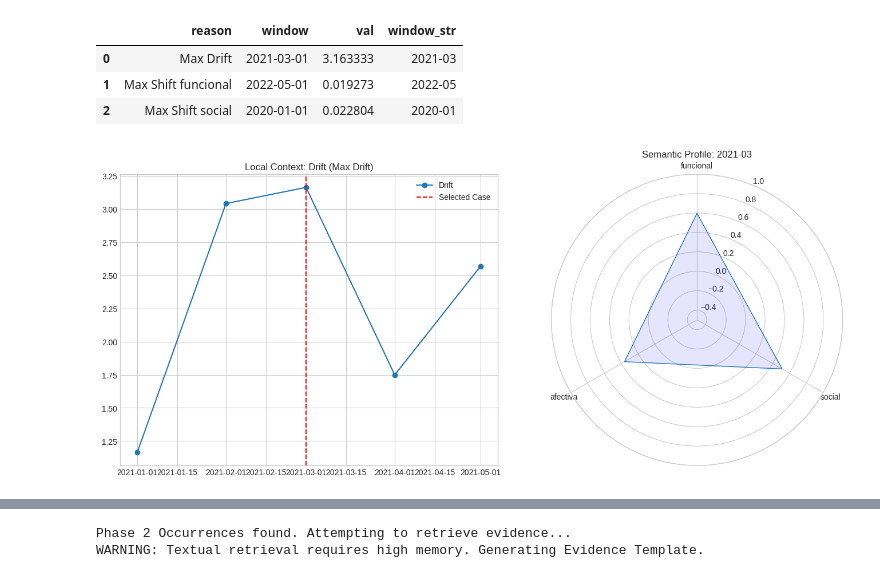
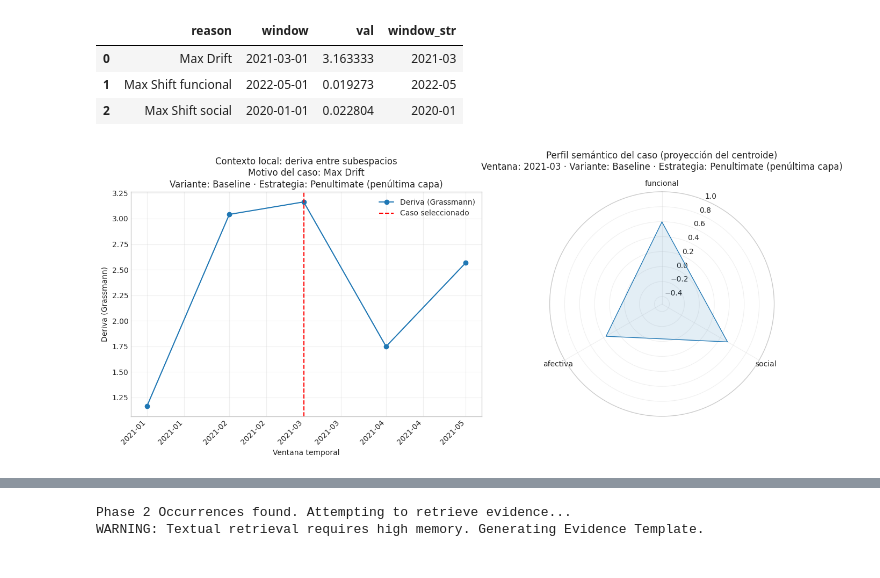
Before and after one commit to alejandrommingo/LISBETH, a Jupyter notebook: academic/methodological_report/phase4_4_4_interpretacion_eda.ipynb, the cells around one changed output, grey strips where cells are left out. Cells and saved outputs as stored; diff of their text form; code cells hidden in the pictures.

Commit message:
Update methodological report: restore data loading, fix drift metrics, and refine projection plots

```diff
--- a/academic/methodological_report/phase4_4_4_interpretacion_eda.ipynb
+++ b/academic/methodological_report/phase4_4_4_interpretacion_eda.ipynb
@@ -112,58 +112,107 @@ Selected Cases for Deep Dive:
 | 1 | Max Shift funcional | 2022-05-01 | 0.019273 | 2022-05 |
 | 2 | Max Shift social | 2020-01-01 | 0.022804 | 2020-01 |
 # %%
+# --- 2. Perfiles Cuantitativos por Caso (gráficos legibles en castellano) ---
 
-# --- 2. Perfiles Cuantitativos por Caso ---
+import matplotlib as mpl
+mpl.rcParams['font.family'] = 'DejaVu Sans'  # evita problemas de glifos
+import matplotlib.dates as mdates
+from math import pi
+
+# Etiquetas para visualización (no cambian tus columnas)
+variant_label_es = {"baseline": "Baseline", "dapt": "DAPT"}
+strategy_label_es = {
+    "penultimate": "Penultimate (penúltima capa)",
+    "last4_concat": "Last4Concat (concat. 4 últimas capas)"
+}
 
 def plot_radar(row_data, title, ax):
-    # Radar chart for Functional, Social, Affective (Centroid)
+    """
+    Radar de proyección del centroide por dimensión (dims).
+    Muestra un perfil semántico del caso para target_v/target_s.
+    """
+    # Valores (uno por dimensión)
     values = [row_data.get(f"centroid_proj_{d}_{target_v}_{target_s}", 0) for d in dims]
-    # Close the loop
-    values += [values[0]]
+    values += [values[0]]  # cerrar polígono
 
     angles = [n / float(len(dims)) * 2 * pi for n in range(len(dims))]
     angles += [angles[0]]
 
     ax.set_theta_offset(pi / 2)
     ax.set_theta_direction(-1)
 
-    plt.xticks(angles[:-1], dims)
+    ax.set_xticks(angles[:-1])
+    ax.set_xticklabels(dims)
+
     ax.plot(angles, values, linewidth=1, linestyle='solid')
-    ax.fill(angles, values, 'b', alpha=0.1)
+    ax.fill(angles, values, alpha=0.12)
+
     ax.set_ylim(-0.5, 1.0)
-    ax.set_title(title)
+    ax.set_title(title, pad=14)
+
+    # Rejilla suave para lectura
+    ax.grid(True, alpha=0.3)
 
 for _, case in cases_df.iterrows():
     win = case['window']
     reason = case['reason']
 
-    # Context (Neighborhood +- 2)
+    # Contexto local (vecindad +- 2 ventanas)
     idx_loc = df.index.get_loc(win)
     start_loc = max(0, idx_loc - 2)
-    end_loc = min(len(df), idx_loc + 3) # +3 because slice is exclusive
-
+    end_loc = min(len(df), idx_loc + 3)  # +3 porque el slice es exclusivo
     neighborhood = df.iloc[start_loc:end_loc].copy()
 
     fig = plt.figure(figsize=(14, 6))
 
-    # Subplot 1: Local Timeline Drift
+    # Subplot 1: Serie local de deriva
     ax1 = plt.subplot(1, 2, 1)
     col_d = f"drift_{target_v}_{target_s}"
-    ax1.plot(neighborhood.index, neighborhood[col_d], marker='o', label='Drift')
-    ax1.axvline(win, color='r', linestyle='--', label='Selected Case')
-    ax1.set_title(f"Local Context: Drift ({reason})")
-    ax1.legend()
 
-    # Subplot 2: Radar Profile
+    v_lbl = variant_label_es.get(target_v, target_v)
+    s_lbl = strategy_label_es.get(target_s, target_s)
+
+    ax1.plot(
+        neighborhood.index, neighborhood[col_d],
+        marker='o', label="Deriva (Grassmann)"
+    )
+    ax1.axvline(
+        win, color='r', linestyle='--',
+        label="Caso seleccionado"
+    )
+
+    ax1.set_title(
+        "Contexto local: deriva entre subespacios\n"
+        f"Motivo del caso: {reason}\n"
+        f"Variante: {v_lbl} · Estrategia: {s_lbl}"
+    )
+    ax1.set_xlabel("Ventana temporal")
+    ax1.set_ylabel("Deriva (Grassmann)")
+    ax1.grid(True, alpha=0.3)
+    ax1.legend(frameon=False)
+
+    # Formato de fechas si el índice es datetime
+    if isinstance(neighborhood.index, pd.DatetimeIndex):
+        ax1.xaxis.set_major_formatter(mdates.DateFormatter('%Y-%m'))
+        plt.setp(ax1.get_xticklabels(), rotation=45, ha='right')
+
+    # Subplot 2: Perfil semántico (radar) a partir de proyección del centroide
     ax2 = plt.subplot(1, 2, 2, polar=True)
     row_val = df.loc[win]
-    plot_radar(row_val, f"Semantic Profile: {win.strftime('%Y-%m')}", ax2)
+    plot_radar(
+        row_val,
+        title=(
+            "Perfil semántico del caso (proyección del centroide)\n"
+            f"Ventana: {win.strftime('%Y-%m')} · Variante: {v_lbl} · Estrategia: {s_lbl}"
+        ),
+        ax=ax2
+    )
 
     plt.tight_layout()
     plt.savefig(f"{FIGURES_DIR}/44_profile_case_{win.strftime('%Y-%m')}.png")
     plt.show()
 
-    # Export Neighborhood Data
+    # Exportar datos del vecindario
     neighborhood.to_csv(f"{TABLES_DIR}/44_neighborhood_{win.strftime('%Y-%m')}.csv")
 # %% [output]
-[figure, old version]
+[figure, new version]
```
Also changed, not shown: parts of 3 cells of this notebook, 13 other files.
